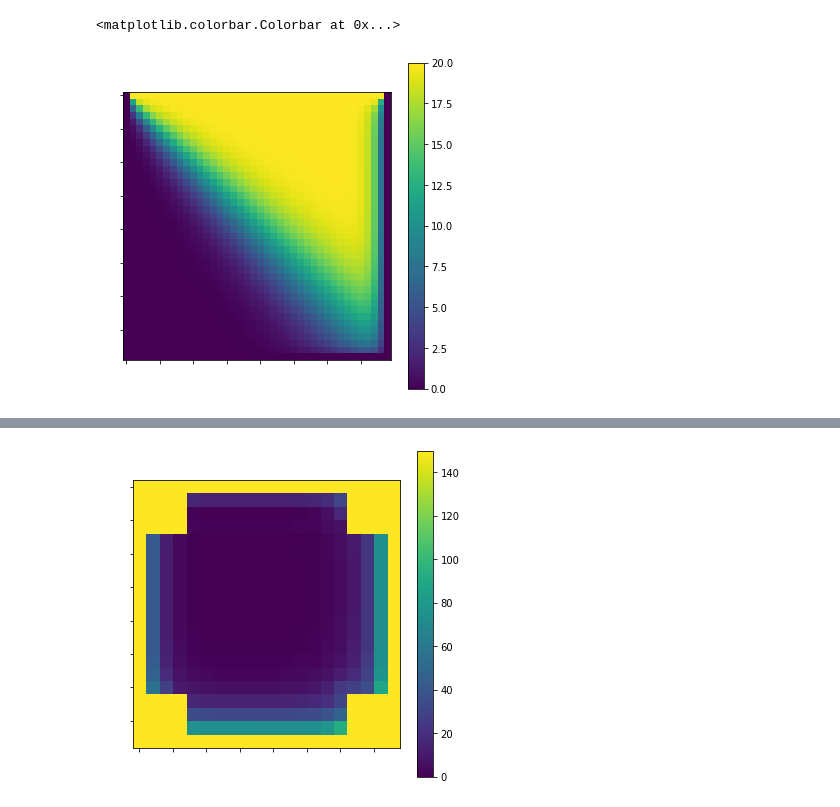
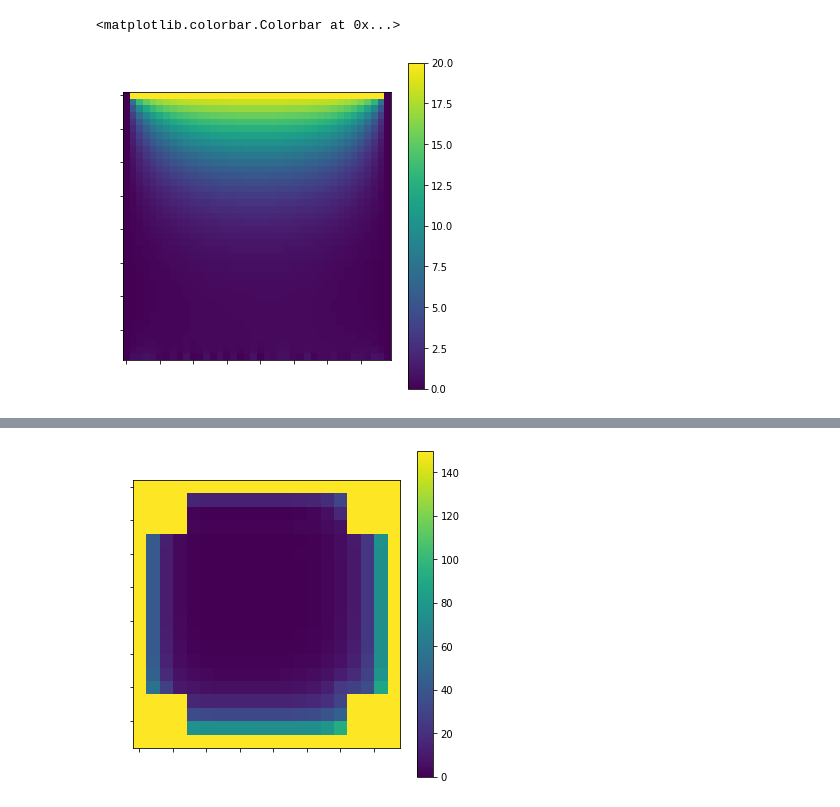
Before and after one commit to dimared/vmetf, a Jupyter notebook: 3task.ipynb, the cells around one changed output, grey strips where cells are left out. Cells and saved outputs as stored; diff of their text form; code cells hidden in the pictures.

```diff
--- a/3task.ipynb
+++ b/3task.ipynb
@@ -19,24 +19,19 @@ T0 = 0
 L0 = 1
 Lambda = np.full((N,N), L0)
 
-
-T[0, :] = T1
-T[:, 0] = T0
-T[:, -1] = T0
-T[-1, :] = T0
-
 def refreshT():
     T[0, :] = T1
     T[:, 0] = T0
     T[:, -1] = T0
-    T[-1, :] = T0
+#     T[-1, :] =
 
 refreshT()
 
 b = 0
 small = 1e-15
 
-for _ in tqdm_notebook(range(50)):
+for _ in tqdm_notebook(range(60)):
+    T_prom = T.copy()
     for i in range(1,N-1):
         P = np.zeros(N)
         Q = np.zeros(N)
@@ -52,36 +47,38 @@ for _ in tqdm_notebook(range(50)):
             P[j+1] = a_e / (a_p-a_w*P[j])
             Q[j+1] = (a_n*T[i+1,j]+a_s*T[i-1,j]+b + a_w*Q[j])/(a_p-a_w*P[j])
 
         for j in range(N-2, 0, -1):
-            T[i,j] = P[j]*T[i,j+1]+Q[j]
+            T_prom[i,j] = P[j+1]*T_prom[i,j+1]+Q[j+1]
 
-        refreshT()
+    T = T_prom.copy()
+    refreshT()
 
     for j in range(1,N-1):
         P = np.zeros(N)
         Q = np.zeros(N)
         Q[0] = T[0, j]
         for i in range(0,N-1):
             a_w = 2*Lambda[i,j-1]*Lambda[i,j]/(Lambda[i,j-1]+Lambda[i,j] + small)
             a_n = 2*Lambda[i+1,j]*Lambda[i,j]/(Lambda[i+1,j]+Lambda[i,j] + small)
             a_e = 2*Lambda[i,j+1]*Lambda[i,j]/(Lambda[i,j+1]+Lambda[i,j] + small)
             a_s = 2*Lambda[i-1,j]*Lambda[i,j]/(Lambda[i-1,j]+Lambda[i,j] + small)
 
             a_p = a_w + a_n + a_e + a_s
 
             P[i+1] = a_n / (a_p-a_s*P[i])
-            Q[i+1] = (a_w*T[i,j+1]+a_e*T[i,j-1]+b + a_s*Q[i])/(a_p-a_s*P[i])
+            Q[i+1] = (a_w*T[i,j-1]+a_e*T[i,j+1]+b + a_s*Q[i])/(a_p-a_s*P[i])
 
         for i in range(N-2, 0, -1):
-            T[i,j] = P[i]*T[i+1,j]+Q[i]
+            T_prom[i,j] = P[i+1]*T_prom[i+1,j]+Q[i+1]
 
-        refreshT()
+    T = T_prom.copy()
+    refreshT()
 
 fig, ax = plt.subplots(figsize = (6,6))
 picture = ax.imshow(T)
 ax.tick_params(labelcolor='w')
 fig.colorbar(picture)
 # %% [output]
 [interactive output not drawn]
 <matplotlib.colorbar.Colorbar at 0x...>
-[figure, old version]
+[figure, new version]
```
Also changed, not shown: parts of 1 cell of this notebook.
